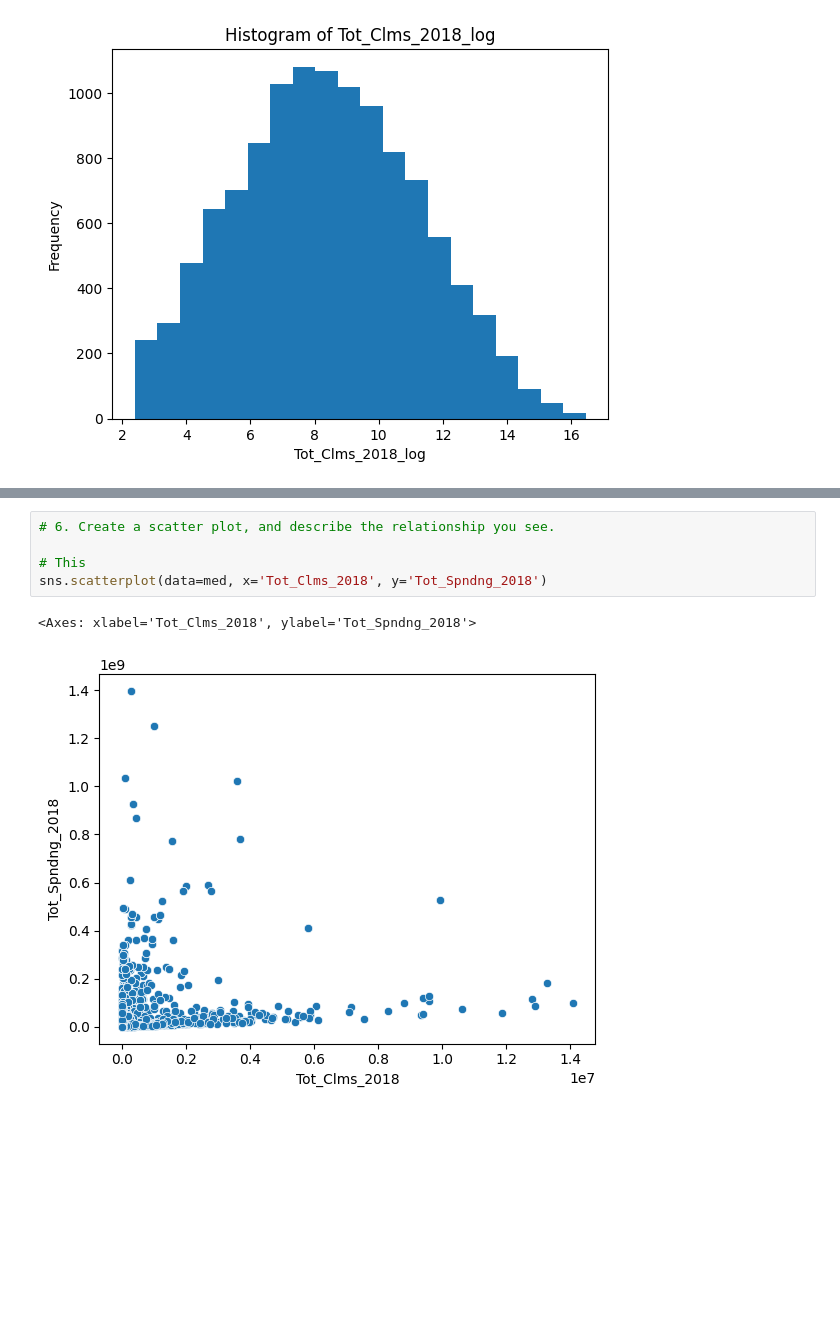
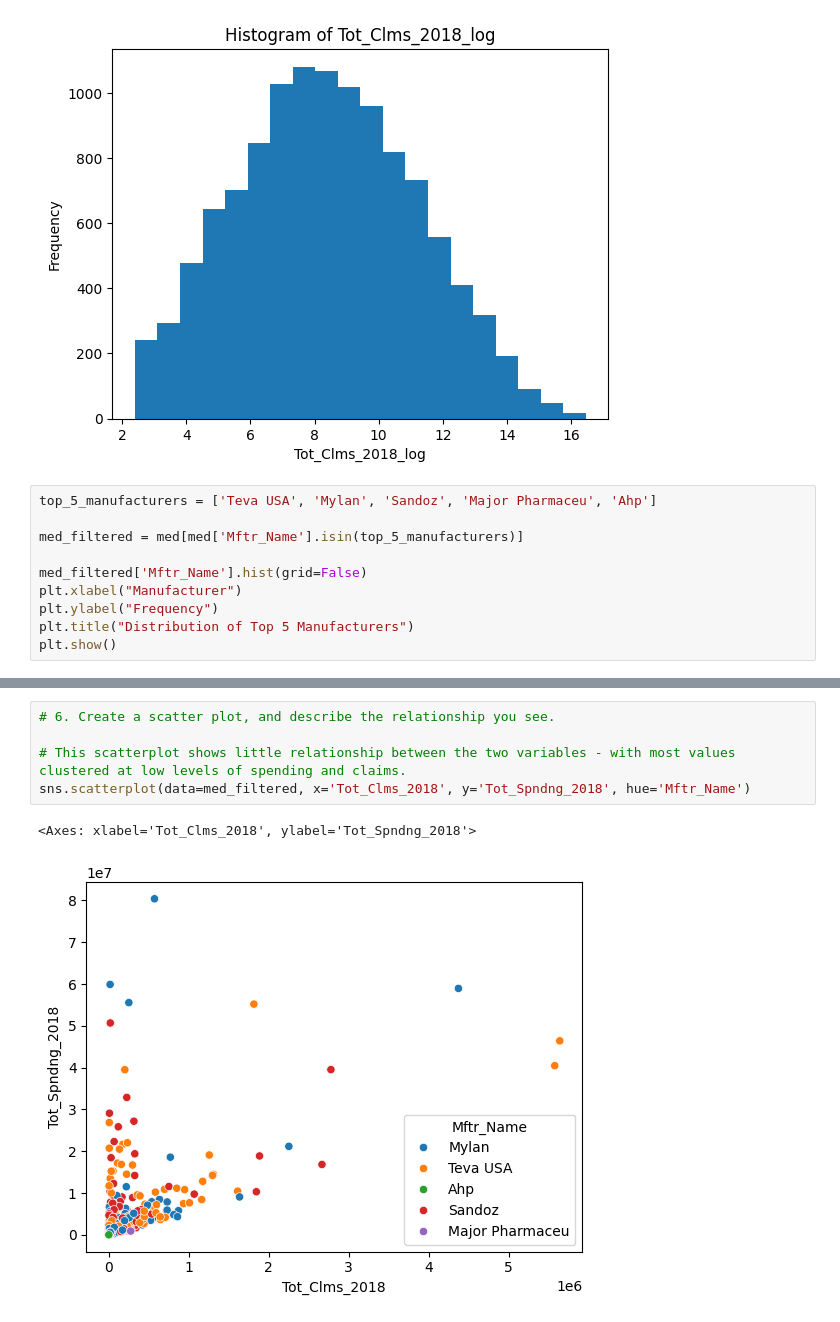
Before and after one commit to natalieassaad/visualization, a Jupyter notebook: assignment/assignment.ipynb, the cells around one changed output, grey strips where cells are left out. Saved outputs shown, nothing was run; the diff lists cells and outputs as text; blank space fills up the shorter version.

```diff
--- a/assignment/assignment.ipynb
+++ b/assignment/assignment.ipynb
@@ -462,3 +502,13 @@ plt.title('Histogram of Tot_Clms_2018_log')
 plt.show()
 # %% [output]
 [figure]
+# %%
+top_5_manufacturers = ['Teva USA', 'Mylan', 'Sandoz', 'Major Pharmaceu', 'Ahp']
+
+med_filtered = med[med['Mftr_Name'].isin(top_5_manufacturers)]
+
+med_filtered['Mftr_Name'].hist(grid=False)
+plt.xlabel("Manufacturer")
+plt.ylabel("Frequency")
+plt.title("Distribution of Top 5 Manufacturers")
+plt.show()
@@ -465,9 +517,9 @@ plt.show()
 # %%
 # 6. Create a scatter plot, and describe the relationship you see.
 
-# This
-sns.scatterplot(data=med, x='Tot_Clms_2018', y='Tot_Spndng_2018')
+# This scatterplot shows little relationship between the two variables - with most values clustered at low levels of spending and claims.
+sns.scatterplot(data=med_filtered, x='Tot_Clms_2018', y='Tot_Spndng_2018', hue='Mftr_Name')
 # %% [output]
 <Axes: xlabel='Tot_Clms_2018', ylabel='Tot_Spndng_2018'>
-[figure, old version]
+[figure, new version]
 # %%
```
Also changed, not shown: parts of 8 cells of this notebook.
